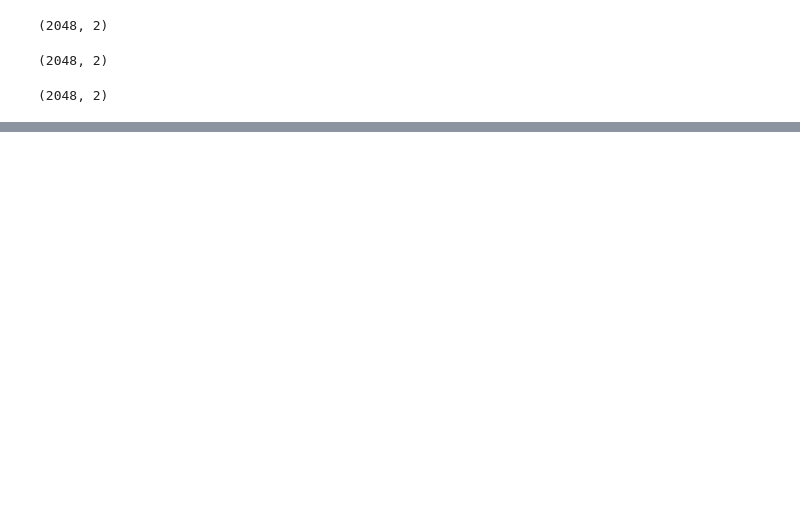
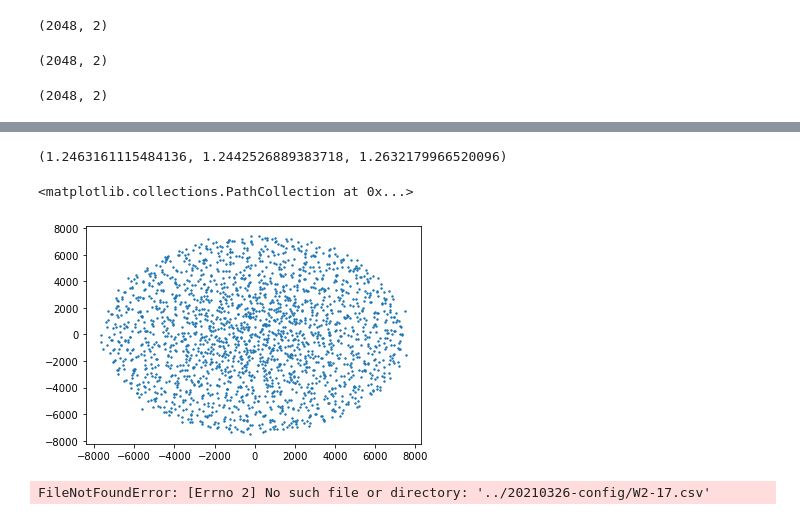
Before and after one commit to yupinghuang/sim-toolkit, a Jupyter notebook: notebooks/convert-dave-config.ipynb, the cells around one changed output, grey strips where cells are left out. Drawn from its saved outputs; the diff is of its cells as text; code cells hidden in the pictures; blank space fills up the shorter version.

```diff
--- a/notebooks/convert-dave-config.ipynb
+++ b/notebooks/convert-dave-config.ipynb
@@ -28,0 +43,4 @@ convert('../20210326-configs/20210226W.csv')
+# %%
+a = xyr[:,0]
+b = xyr[:,1]
+dist = np.sqrt((a[:, None] - a)**2 + (b[:,None] - b)**2)
@@ -28,0 +60,20 @@ convert('../20210326-configs/20210226W.csv')
+# %%
+b.max()/a.max(), b.min()/a.min(), b.std()/a.std()
+# %% [output]
+(1.2463161115484136, 1.2442526889383718, 1.2632179966520096)
+# %%
+fac = 1.267 # from Woody
+# %%
+b = b/fac
+a = a - a.mean()
+b = b - b.mean()
+# %%
+%matplotlib inline
+plt.scatter(a, b, s=2)
+# %% [output]
+<matplotlib.collections.PathCollection at 0x...>
+[figure, added]
+# %%
+np.savetxt('../20210326-config/W2-17.csv', np.array([a,b]).T, delimiter=',')
+# %% [output]
+FileNotFoundError: [Errno 2] No such file or directory: '../20210326-config/W2-17.csv'
```
Also changed, not shown: parts of 6 cells of this notebook, 2 other files.
